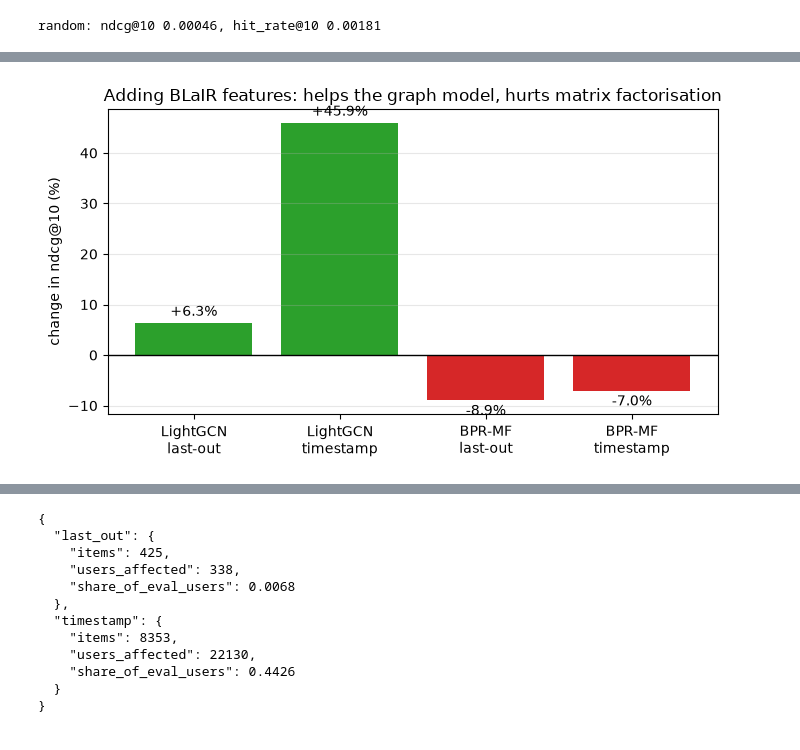
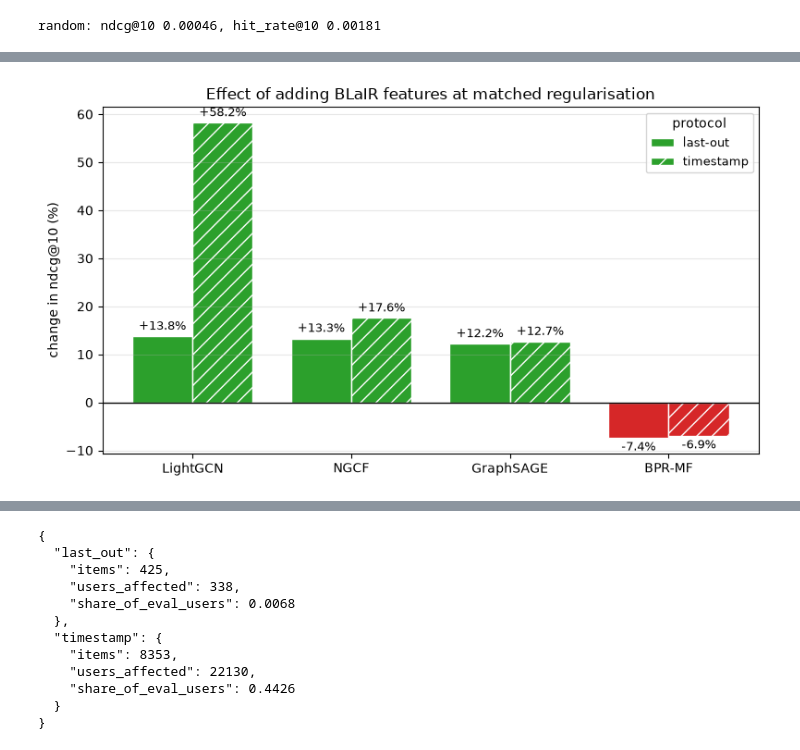
Before and after one commit to ErjonXhani/gnn-recommender-dissertation, a Jupyter notebook: notebooks/11_metadata_and_cold_start.ipynb, the cells around one changed output, grey strips where cells are left out. Drawn from its saved outputs; the diff is of its cells as text; code cells hidden in the pictures.

```diff
--- a/notebooks/11_metadata_and_cold_start.ipynb
+++ b/notebooks/11_metadata_and_cold_start.ipynb
@@ -992,6 +972,8 @@ def build_any(name, protocol, encoder, seed):
         return build_lightgcn(protocol, encoder, seed)
     if name == "GraphSAGE":
         return build_graphsage(protocol, encoder, seed)
+    if name == "NGCF":
+        return build_ngcf(protocol, encoder, seed)
     raise ValueError(name)
 
 
@@ -999,7 +981,7 @@ def cold_run(name, encoder, l2_reg, protocol="timestamp", seed=SEED):
     """Train once, then score on the full test set and on cold items only.
     Weights are saved so the model can be re-scored later without retraining."""
     enc = encoder or "none"
-    tag = f"{name}_{enc}_{protocol}_s{seed}"
+    tag = f"{name}_{enc}_{protocol}_reg{l2_reg:g}_s{seed}"
     summary_path, weights_path = COLD_CACHE / f"{tag}.json", COLD_CACHE / f"{tag}.pt"
 
     if summary_path.exists():
@@ -1060,0 +1049,10 @@ cold_results[["model", "encoder", "l2_reg", "cold_ndcg@10", "cold_hit_rate@10"]]
+# %%
+# Does NGCF's cold-start training path reproduce the Job 3 metadata runs?
+# Same model, same l2_reg 1e-2, same seed, same patience and eval_every,
+# but a different function. Checked rather than assumed.
+for enc in ["blair", "none"]:
+    job3 = json.load(open(CACHE / f"NGCF_{enc}_timestamp_reg0.01_s42.json"))["ndcg@10"]
+    cold = cold_results.query(
+        "model == 'NGCF' and encoder == @enc")["all_ndcg@10"].iloc[0]
+    print(f"NGCF {enc:<5}  Job 3 {job3:.6f}   cold path {cold:.6f}   "
+          f"difference {cold / job3 - 1:+.2%}")
@@ -1117,7 +1126,8 @@ rows = []
 for name, encoder, l2_reg in COLD_CONFIGS:
     enc = encoder or "none"
     model = build_any(name, "timestamp", encoder, SEED).to(DEVICE)
-    model.load_state_dict(torch.load(COLD_CACHE / f"{name}_{enc}_timestamp_s{SEED}.pt"), strict=False)
+    tag = f"{name}_{enc}_timestamp_reg{l2_reg:g}_s{SEED}"
+    model.load_state_dict(torch.load(COLD_CACHE / f"{tag}.pt"), strict=False)
     model.eval()
 
     m = cold_evaluators["timestamp"].evaluate(cold_only(model.score_fn()),
@@ -1203,28 +1292,30 @@ LightGCN timestamp  0.00158     0.00230 +45.9%
 # %%
-order = [("LightGCN", "last_out"), ("LightGCN", "timestamp"),
-         ("BPR-MF", "last_out"), ("BPR-MF", "timestamp")]
+models = ["LightGCN", "NGCF", "GraphSAGE", "BPR-MF"]
+x = np.arange(len(models))
+width = 0.38
 
-vals = [metadata_effect.query("model == @m and protocol == @p")["change"].iloc[0]
-        for m, p in order]
-labels = [f"{m}\n{p.replace('_', '-')}" for m, p in order]
-colours = ["tab:green" if v > 0 else "tab:red" for v in vals]
+fig, ax = plt.subplots(figsize=(8, 4.5))
+for proto, offset, hatch in [("last_out", -width/2, ""), ("timestamp", width/2, "//")]:
+    vals = [metadata_effect.query("model == @m and protocol == @proto")["change"].iloc[0]
+            for m in models]
+    colours = ["tab:green" if v > 0 else "tab:red" for v in vals]
+    bars = ax.bar(x + offset, [v * 100 for v in vals], width,
+                  color=colours, hatch=hatch, edgecolor="white",
+                  label=proto.replace("_", "-"))
+    for bar, v in zip(bars, vals):
+        ax.annotate(f"{v:+.1%}",
+                    (bar.get_x() + bar.get_width() / 2, v * 100),
+                    ha="center", va="bottom" if v > 0 else "top",
+                    fontsize=9, xytext=(0, 3 if v > 0 else -3),
+                    textcoords="offset points")
 
-fig, ax = plt.subplots(figsize=(7, 4))
-bars = ax.bar(range(4), [v * 100 for v in vals], color=colours)
 ax.axhline(0, color="black", linewidth=1)
-
-for bar, v in zip(bars, vals):
-    ax.annotate(f"{v:+.1%}",
-                (bar.get_x() + bar.get_width() / 2, v * 100),
-                ha="center", va="bottom" if v > 0 else "top",
-                fontsize=10, xytext=(0, 3 if v > 0 else -3),
-                textcoords="offset points")
-
-ax.set(ylabel="change in ndcg@10 (%)", xticks=range(4), xticklabels=labels,
-       title="Adding BLaIR features: helps the graph model, hurts matrix factorisation")
+ax.set(ylabel="change in ndcg@10 (%)", xticks=x, xticklabels=models,
+       title="Effect of adding BLaIR features at matched regularisation")
+ax.legend(title="protocol", fontsize=9)
 ax.grid(alpha=0.3, axis="y")
 fig.tight_layout()
 fig.savefig(FIGURES_DIR / "11_metadata_effect.png", dpi=200)
 plt.show()
 # %% [output]
-[figure, old version]
+[figure, new version]
```
Also changed, not shown: parts of 27 cells of this notebook, 34 other files.
